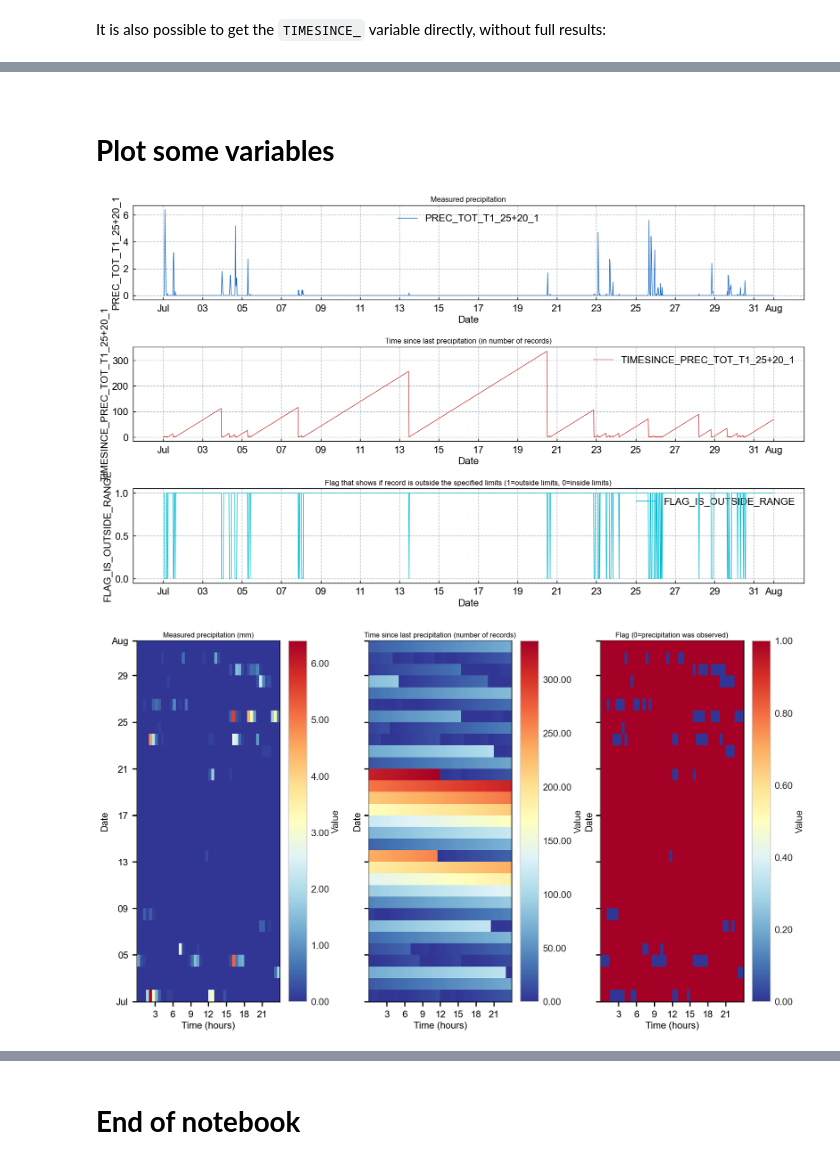
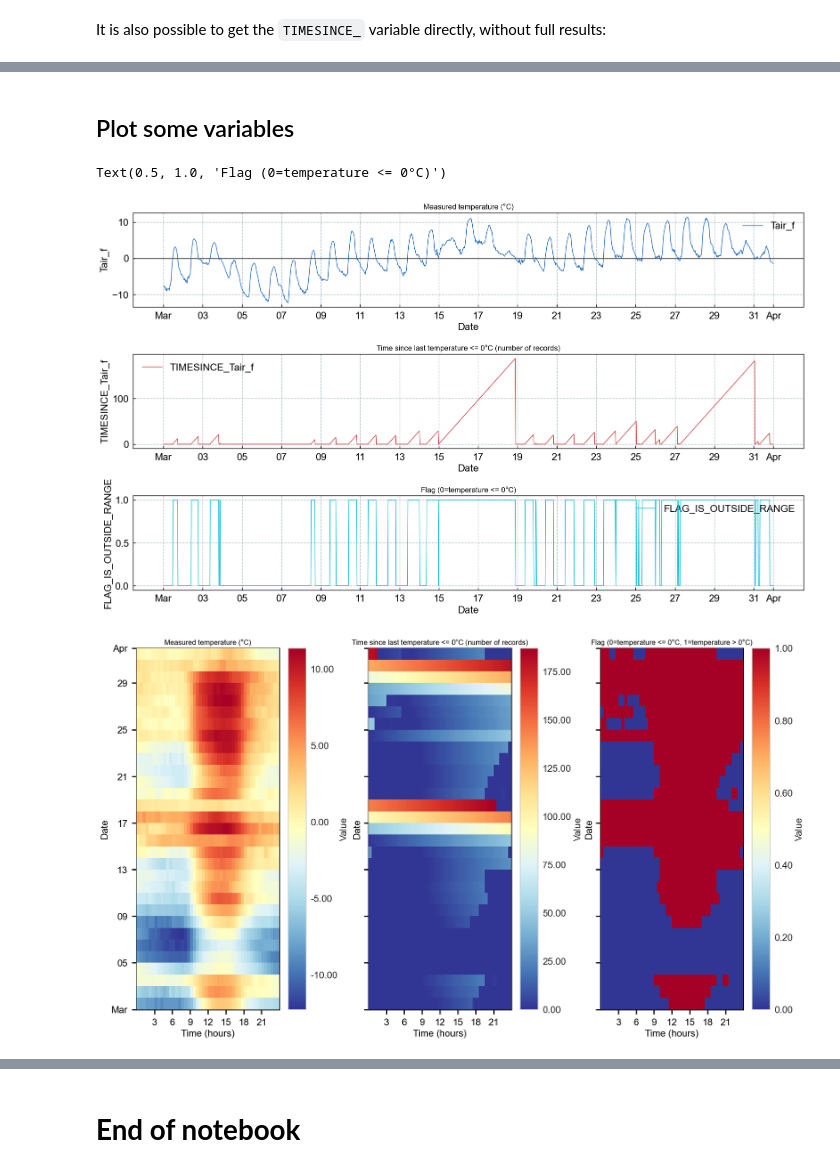
Before and after one commit to holukas/diive, a Jupyter notebook: notebooks/CalculateVariable/TimeSince.ipynb, the cells around one changed output, grey strips where cells are left out. Cells and saved outputs as stored; diff of their text form; code cells hidden in the pictures.

```diff
--- a/notebooks/CalculateVariable/TimeSince.ipynb
+++ b/notebooks/CalculateVariable/TimeSince.ipynb
@@ -48,0 +52,4 @@ diive version: v0.75.0
+# %%
+df = load_exampledata_parquet()
+series_prec = df.loc[(df.index.year == 2022) & (df.index.month == 7), "PREC_TOT_T1_25+20_1"].copy()
+series_ta = df.loc[(df.index.year == 2022) & (df.index.month == 3), "Tair_f"].copy()
@@ -88,6 +178,6 @@ TimeSeries(series).plot()
 # %%
-ts = TimeSince(series, upper_lim=None, lower_lim=0.00001, include_lim=True)
-ts.calc()
+ts_ta = TimeSince(series_ta, upper_lim=0, include_lim=True)
+ts_ta.calc()
 # %% [markdown]
 ## Results
 
@@ -117,0 +190,3 @@ ts_full_results
+# %%
+ts_ta_full_results = ts_ta.get_full_results()
+ts_ta_full_results
@@ -125,9 +227,7 @@ ts
 # %% [markdown]
 </br>
-# %% [markdown]
-</br>
 # %% [markdown]
-# **Plot some variables**
+## Plot some variables
 # %%
 fig = plt.figure(facecolor='white', figsize=(16, 9))
 gs = gridspec.GridSpec(3, 1)  # rows, cols
@@ -135,33 +235,34 @@ gs.update(wspace=0.3, hspace=0.5, left=0.03, right=0.97, top=0.97, bottom=0.03)
 ax1 = fig.add_subplot(gs[0, 0])
 ax2 = fig.add_subplot(gs[1, 0])
 ax3 = fig.add_subplot(gs[2, 0])
-TimeSeries(ax=ax1, series=ts_full_results['PREC_TOT_T1_25+20_1']).plot(color='#1565C0')
-TimeSeries(ax=ax2, series=ts_full_results['TIMESINCE_PREC_TOT_T1_25+20_1']).plot(color='#D32F2F')
-TimeSeries(ax=ax3, series=ts_full_results['FLAG_IS_OUTSIDE_RANGE']).plot(color='#00BCD4')
-ax1.set_title("Measured precipitation", color='black')
-ax2.set_title("Time since last precipitation (in number of records)", color='black')
-ax3.set_title("Flag that shows if record is outside the specified limits (1=outside limits, 0=inside limits)", color='black');
+TimeSeries(ax=ax1, series=ts_ta_full_results['Tair_f']).plot(color='#1565C0')
+TimeSeries(ax=ax2, series=ts_ta_full_results['TIMESINCE_Tair_f']).plot(color='#D32F2F')
+TimeSeries(ax=ax3, series=ts_ta_full_results['FLAG_IS_OUTSIDE_RANGE']).plot(color='#00BCD4')
+ax1.set_title("Measured temperature (°C)", color='black')
+ax2.set_title("Time since last temperature <= 0°C (number of records)", color='black')
+ax3.set_title("Flag (0=temperature <= 0°C)", color='black')
 # %% [output]
+Text(0.5, 1.0, 'Flag (0=temperature <= 0°C)')
-[figure, old version]
+[figure, new version]
 # %%
 fig = plt.figure(facecolor='white', figsize=(16, 9))
 gs = gridspec.GridSpec(1, 3)  # rows, cols
 gs.update(wspace=0.3, hspace=0.3, left=0.03, right=0.97, top=0.97, bottom=0.03)
 ax1 = fig.add_subplot(gs[0, 0])
 ax2 = fig.add_subplot(gs[0, 1])
 ax3 = fig.add_subplot(gs[0, 2])
-HeatmapDateTime(ax=ax1, series=ts_full_results['PREC_TOT_T1_25+20_1']).plot()
-HeatmapDateTime(ax=ax2, series=ts_full_results['TIMESINCE_PREC_TOT_T1_25+20_1']).plot()
-HeatmapDateTime(ax=ax3, series=ts_full_results['FLAG_IS_OUTSIDE_RANGE']).plot()
-ax1.set_title("Measured precipitation (mm)", color='black')
-ax2.set_title("Time since last precipitation (number of records)", color='black')
-ax3.set_title("Flag (0=precipitation was observed)", color='black')
+HeatmapDateTime(ax=ax1, series=ts_ta_full_results['Tair_f']).plot()
+HeatmapDateTime(ax=ax2, series=ts_ta_full_results['TIMESINCE_Tair_f']).plot()
+HeatmapDateTime(ax=ax3, series=ts_ta_full_results['FLAG_IS_OUTSIDE_RANGE']).plot()
+ax1.set_title("Measured temperature (°C)", color='black')
+ax2.set_title("Time since last temperature <= 0°C (number of records)", color='black')
+ax3.set_title("Flag (0=temperature <= 0°C, 1=temperature > 0°C)", color='black')
 ax2.tick_params(left=True, right=False, top=False, bottom=True,
                      labelleft=False, labelright=False, labeltop=False, labelbottom=True)
 ax3.tick_params(left=True, right=False, top=False, bottom=True,
                      labelleft=False, labelright=False, labeltop=False, labelbottom=True)
 # %% [output]
-[figure, old version]
+[figure, new version]
 # %% [markdown]
 </br>
 # %% [markdown]
```
Also changed, not shown: parts of 30 cells of this notebook, 12 other files.
